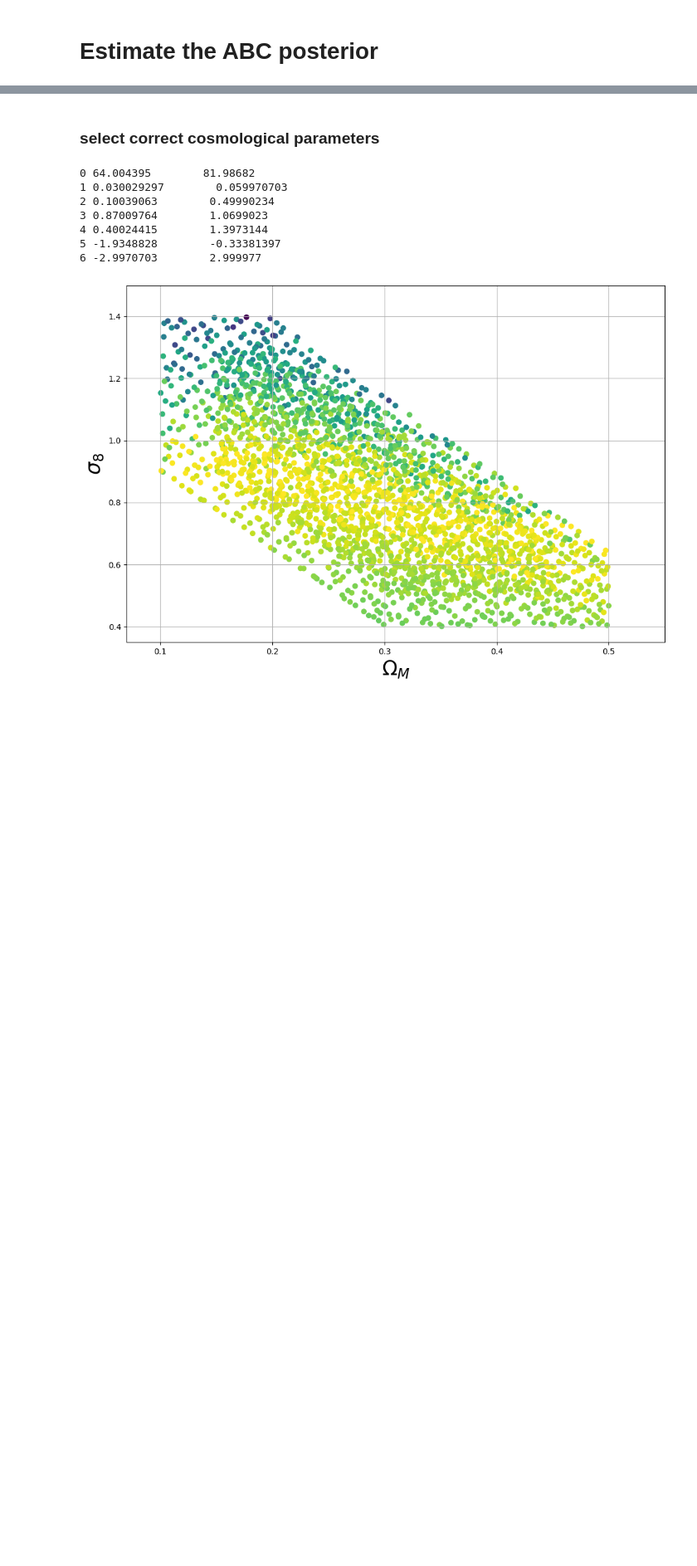
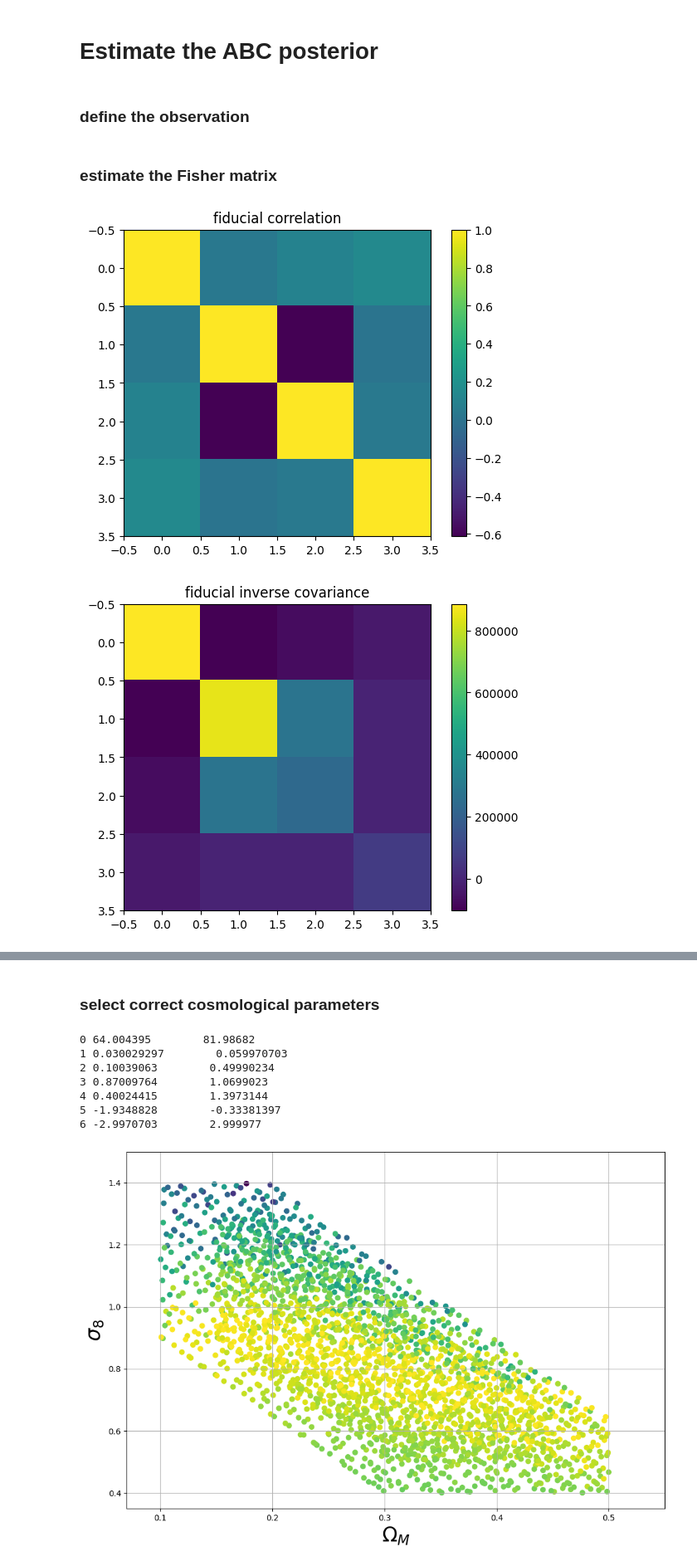
Before and after one commit to des-science/y3-deep-lss, a Jupyter notebook: notebooks/evaluation/constraints.ipynb, the cells around one changed output, grey strips where cells are left out. Shown at 83% size. Cells and saved outputs as stored; diff of their text form; code cells hidden in the pictures; blank space fills up the shorter version.

```diff
--- a/notebooks/evaluation/constraints.ipynb
+++ b/notebooks/evaluation/constraints.ipynb
@@ -45,0 +153,24 @@ print(fidu_preds.shape)
+# %%
+# lensing only, regular evaluation, reduced parameters
+
+preds_file = "/pscratch/sd/a/athomsen/run_files/v3/2023-05-24_05-18-42_resnet_vanilla/preds_10000.h5"
+
+with h5py.File(preds_file, "r") as f:
+    print(f.keys())
+
+    # grid
+    grid_preds = f["grid/preds"][:]
+    grid_cosmos = f["grid/cosmos"][:]
+
+    # fiducial
+    fidu_preds = f["fiducial/preds"][:]
+
+print(grid_preds.shape)
+print(grid_cosmos.shape)
+
+print(fidu_preds.shape)
+
+params = ["Om", "s8"]
+n_params = len(params)
+param_labels = [r'$\Omega_m$', r'$\sigma_8$']
+fiducial = {"Om": 0.26, "s8": 0.84}
@@ -46,2 +210,4 @@ print(fidu_preds.shape)
 # %% [markdown]
 # Estimate the ABC posterior
+# %% [markdown]
+### define the observation
@@ -47,0 +217,19 @@ print(fidu_preds.shape)
+# %% [markdown]
+### estimate the Fisher matrix
+# %%
+# get an approximation to the Fisher  matrix
+fid_cov = np.cov(fidu_preds, rowvar=False)
+fid_inv_cov = np.linalg.inv(fid_cov)
+
+plt.imshow(np.corrcoef(fidu_preds, rowvar=False))
+plt.colorbar()
+plt.title("fiducial correlation")
+plt.show()
+
+plt.imshow(fid_inv_cov)
+plt.colorbar()
+plt.title("fiducial inverse covariance")
+plt.show()
+# %% [output]
+[figure, added]
+[figure, added]
```
Also changed, not shown: parts of 46 cells of this notebook.
